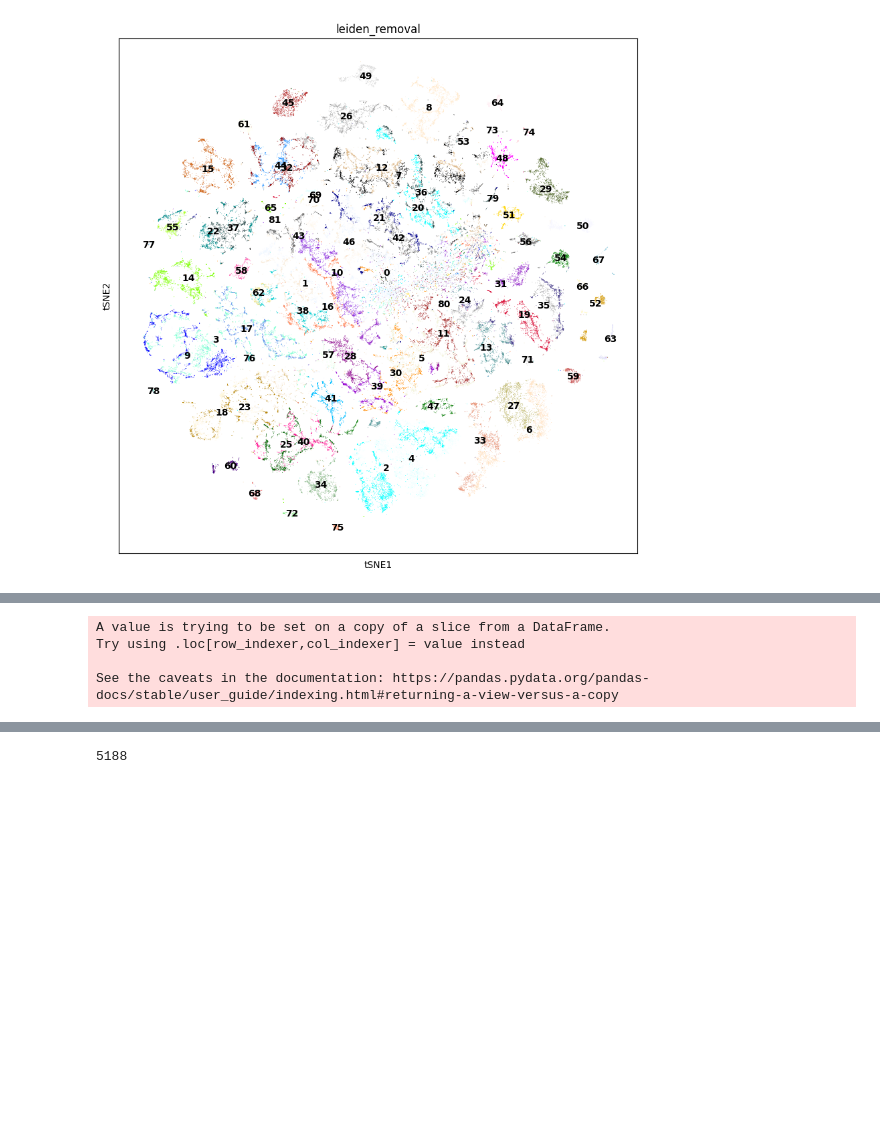
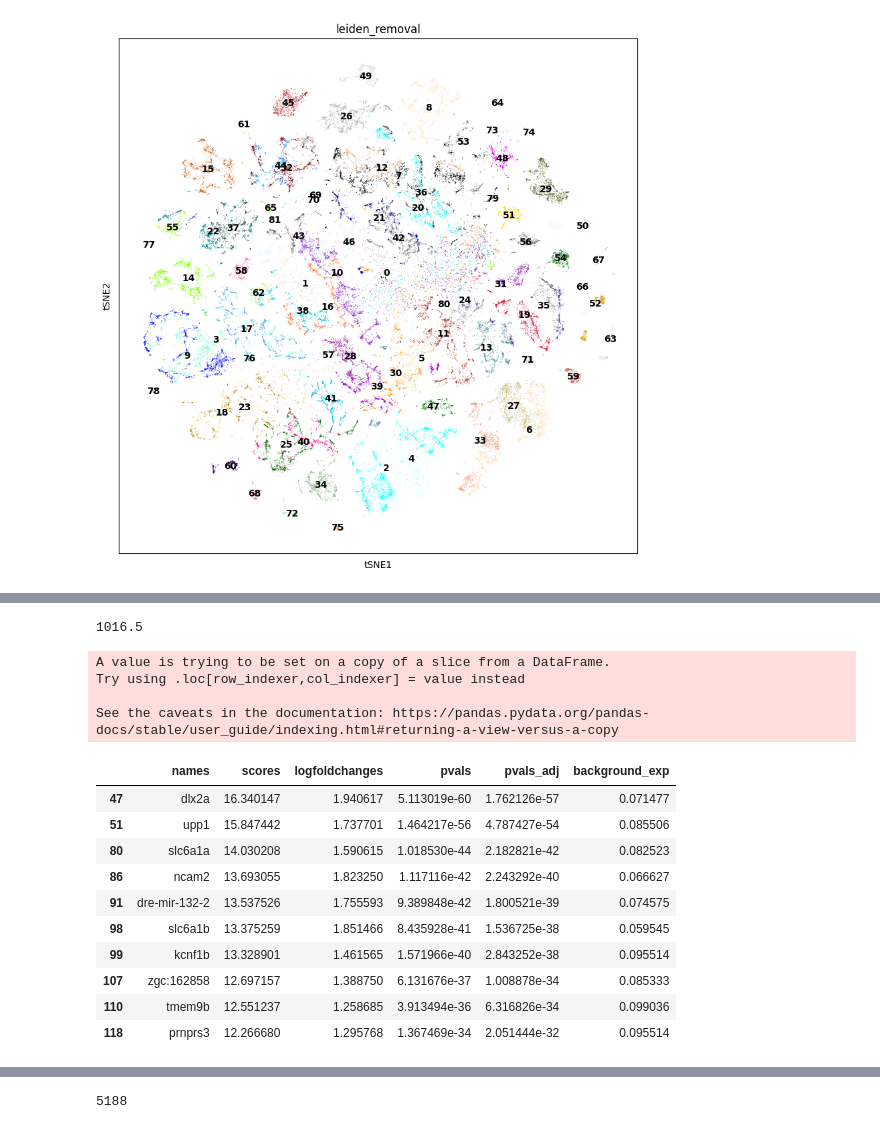
Before and after one commit to Bo-Wang-Lab/Vertebrate_hypothalamus, a Jupyter notebook: Preprocessing/Lowquality_celltype.ipynb, the cells around one changed output, grey strips where cells are left out. Drawn from its saved outputs; the diff is of its cells as text; code cells hidden in the pictures; blank space fills up the shorter version.

```diff
--- a/Preprocessing/Lowquality_celltype.ipynb
+++ b/Preprocessing/Lowquality_celltype.ipynb
@@ -178,3 +177,7 @@ below_half
+# %%
+ncounts_dict[33]
+# %% [output]
+1016.5
 # %%
 from tqdm import tqdm
 
@@ -207,9 +210,23 @@ def marker_genes(adata,level,ct,frac = .1,lf = 1, alpha = .05):
         marker_dict[item] = sig_genes
     return(marker_dict, diff_dict)
 # %%
-marker_dict, diff_dict = marker_genes(sam_cj.adata,'leiden_clusters',[50,56], frac = .1, lf = .5)
+marker_dict, diff_dict = marker_genes(sam_cj.adata,'leiden_clusters',[0], frac = .1, lf = .5)
 # %% [output]
 A value is trying to be set on a copy of a slice from a DataFrame.
 Try using .loc[row_indexer,col_indexer] = value instead
 
 See the caveats in the documentation: https://pandas.pydata.org/pandas-docs/stable/user_guide/indexing.html#returning-a-view-versus-a-copy
+# %%
+marker_dict['0'].head(10)
+# %% [output]
+|  | names | scores | logfoldchanges | pvals | pvals_adj | background_exp |
+| 47 | dlx2a | 16.340147 | 1.940617 | 5.113019e-60 | 1.762126e-57 | 0.071477 |
+| 51 | upp1 | 15.847442 | 1.737701 | 1.464217e-56 | 4.787427e-54 | 0.085506 |
+| 80 | slc6a1a | 14.030208 | 1.590615 | 1.018530e-44 | 2.182821e-42 | 0.082523 |
+| 86 | ncam2 | 13.693055 | 1.823250 | 1.117116e-42 | 2.243292e-40 | 0.066627 |
+| 91 | dre-mir-132-2 | 13.537526 | 1.755593 | 9.389848e-42 | 1.800521e-39 | 0.074575 |
+| 98 | slc6a1b | 13.375259 | 1.851466 | 8.435928e-41 | 1.536725e-38 | 0.059545 |
+| 99 | kcnf1b | 13.328901 | 1.461565 | 1.571966e-40 | 2.843252e-38 | 0.095514 |
+| 107 | zgc:162858 | 12.697157 | 1.388750 | 6.131676e-37 | 1.008878e-34 | 0.085333 |
+| 110 | tmem9b | 12.551237 | 1.258685 | 3.913494e-36 | 6.316826e-34 | 0.099036 |
+| 118 | prnprs3 | 12.266680 | 1.295768 | 1.367469e-34 | 2.051444e-32 | 0.095514 |
```
Also changed, not shown: parts of 19 cells of this notebook, 42 other files.
